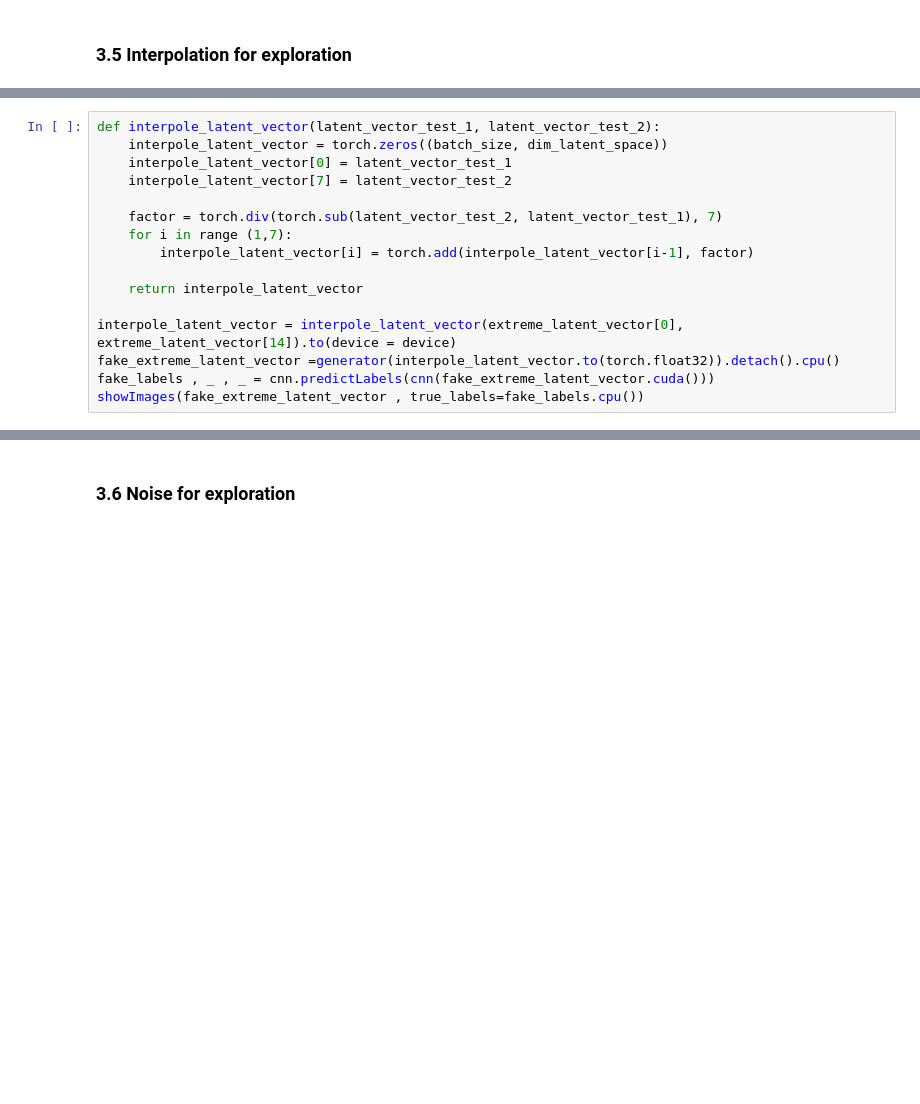
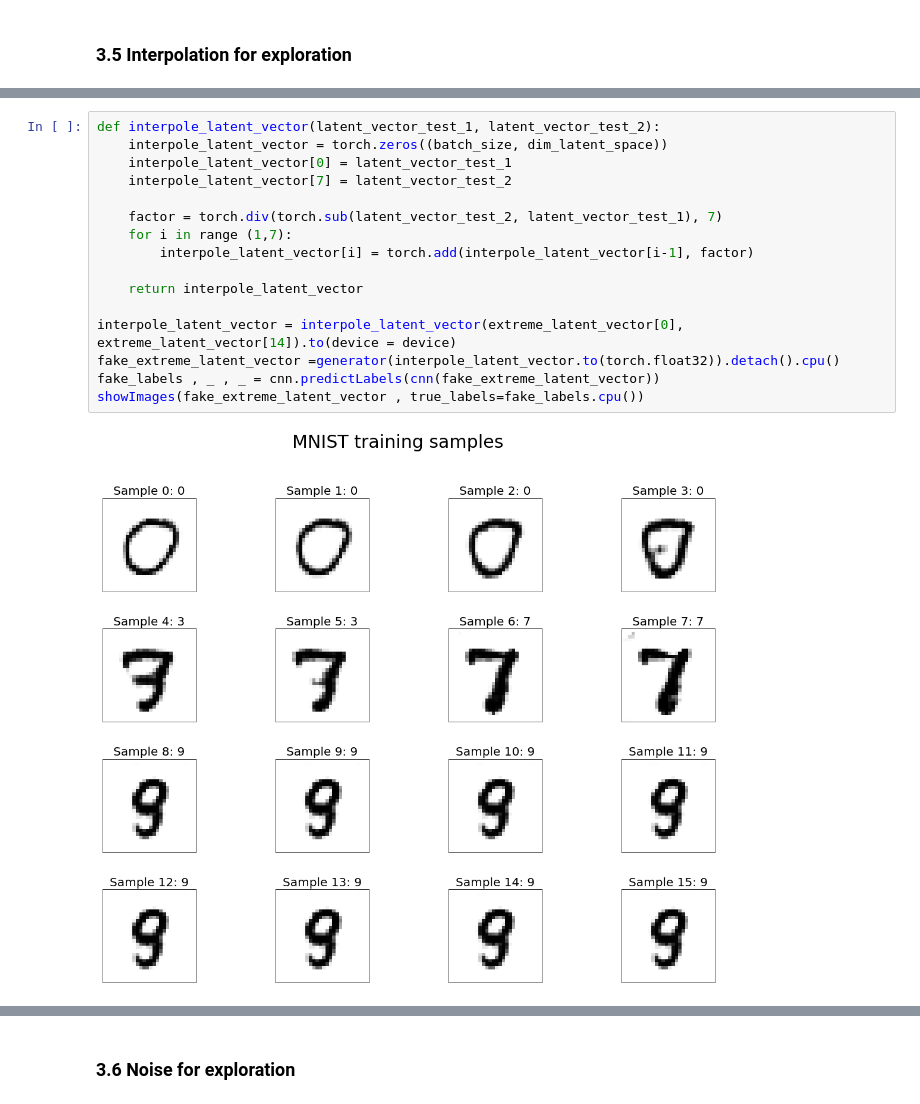
Before and after one commit to PierreRemacle/LINMA2472_P1-, a Jupyter notebook: Copy_of_HW3_from_colab.ipynb, the cells around one changed output, grey strips where cells are left out. Drawn from its saved outputs; the diff is of its cells as text; blank space fills up the shorter version.

```diff
--- a/Copy_of_HW3_from_colab.ipynb
+++ b/Copy_of_HW3_from_colab.ipynb
@@ -1197,19 +1228,21 @@ showImages(extreme_transformed[0:16].cpu(), true_labels=torch.tensor(extreme_lat
 # %%
 def interpole_latent_vector(latent_vector_test_1, latent_vector_test_2):
     interpole_latent_vector = torch.zeros((batch_size, dim_latent_space))
     interpole_latent_vector[0] = latent_vector_test_1
     interpole_latent_vector[7] = latent_vector_test_2
 
     factor = torch.div(torch.sub(latent_vector_test_2, latent_vector_test_1), 7)
     for i in range (1,7):
         interpole_latent_vector[i] = torch.add(interpole_latent_vector[i-1], factor)
 
     return interpole_latent_vector
 
 interpole_latent_vector = interpole_latent_vector(extreme_latent_vector[0], extreme_latent_vector[14]).to(device = device)
 fake_extreme_latent_vector =generator(interpole_latent_vector.to(torch.float32)).detach().cpu()
-fake_labels , _ , _ = cnn.predictLabels(cnn(fake_extreme_latent_vector.cuda()))
+fake_labels , _ , _ = cnn.predictLabels(cnn(fake_extreme_latent_vector))
 showImages(fake_extreme_latent_vector , true_labels=fake_labels.cpu())
+# %% [output]
+[figure, added]
 # %%
 def interpole_latent_vector(latent_vector_test_1, latent_vector_test_2):
     interpole_latent_vector = torch.zeros((batch_size, dim_latent_space))
```
Also changed, not shown: parts of 15 cells of this notebook, 3 other files.
